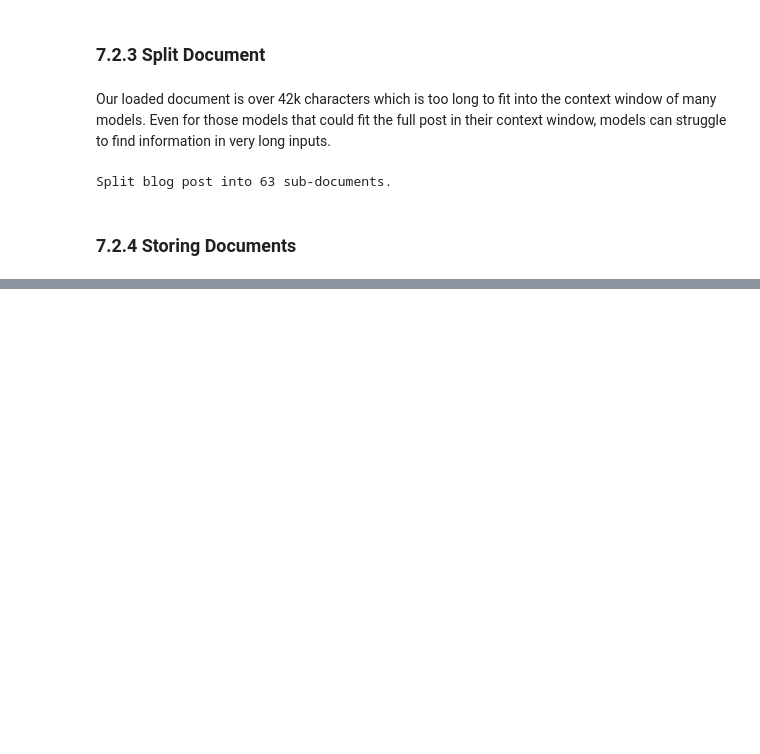
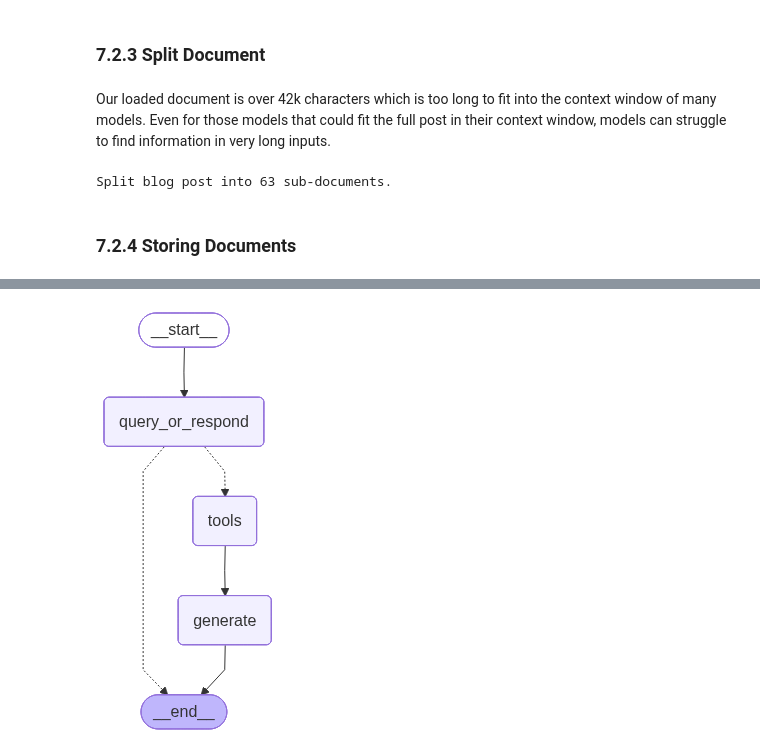
Before and after one commit to w-k-s/LangChain-Experiments, a Jupyter notebook: 7-Retrieval-Augmented-Generation.ipynb, the cells around one changed output, grey strips where cells are left out. Saved outputs shown, nothing was run; the diff lists cells and outputs as text; code cells hidden in the pictures; blank space fills up the shorter version.

```diff
--- a/7-Retrieval-Augmented-Generation.ipynb
+++ b/7-Retrieval-Augmented-Generation.ipynb
@@ -171,0 +398,12 @@ Your name is Bob! How can I assist you further?
+# %%
+from langchain_core.tools import tool
+
+@tool(response_format="content_and_artifact")
+def retrieve(query: str):
+    """Retrieve information related to a query."""
+    retrieved_docs = vector_store.similarity_search(query, k=2)
+    serialized = "\n\n".join(
+        (f"Source: {doc.metadata}\nContent: {doc.page_content}")
+        for doc in retrieved_docs
+    )
+    return serialized, retrieved_docs
@@ -171,0 +420,79 @@ Your name is Bob! How can I assist you further?
+# %%
+from langgraph.graph import MessagesState, StateGraph
+from langchain_core.messages import SystemMessage
+from langgraph.prebuilt import ToolNode
+
+graph_builder = StateGraph(MessagesState)
+
+# Step 1: Generate an AIMessage that may include a tool-call to be sent.
+def query_or_respond(state: MessagesState):
+    """Generate tool call for retrieval or respond."""
+    llm_with_tools = llm.bind_tools([retrieve])
+    response = llm_with_tools.invoke(state["messages"])
+    # MessagesState appends messages to state instead of overwriting
+    return {"messages": [response]}
+
+
+# Step 2: Execute the retrieval.
+tools = ToolNode([retrieve])
+
+
+# Step 3: Generate a response using the retrieved content.
+def generate(state: MessagesState):
+    """Generate answer."""
+    # Get generated ToolMessages
+    recent_tool_messages = []
+    for message in reversed(state["messages"]):
+        if message.type == "tool":
+            recent_tool_messages.append(message)
+        else:
+            break
+    tool_messages = recent_tool_messages[::-1]
+
+    # Format into prompt
+    docs_content = "\n\n".join(doc.content for doc in tool_messages)
+    system_message_content = (
+        "You are an assistant for question-answering tasks. "
+        "Use the following pieces of retrieved context to answer "
+        "the question. If you don't know the answer, say that you "
+        "don't know. Use three sentences maximum and keep the "
+        "answer concise."
+        "\n\n"
+        f"{docs_content}"
+    )
+    conversation_messages = [
+        message
+        for message in state["messages"]
+        if message.type in ("human", "system")
+        or (message.type == "ai" and not message.tool_calls)
+    ]
+    prompt = [SystemMessage(system_message_content)] + conversation_messages
+
+    # Run
+    response = llm.invoke(prompt)
+    return {"messages": [response]}
+
+
+from langgraph.graph import END
+from langgraph.prebuilt import ToolNode, tools_condition
+
+graph_builder.add_node(query_or_respond)
+graph_builder.add_node(tools)
+graph_builder.add_node(generate)
+
+graph_builder.set_entry_point("query_or_respond")
+graph_builder.add_conditional_edges(
+    "query_or_respond",
+    tools_condition,
+    {END: END, "tools": "tools"},
+)
+graph_builder.add_edge("tools", "generate")
+graph_builder.add_edge("generate", END)
+
+graph = graph_builder.compile()
+
+from IPython.display import Image, display
+
+display(Image(graph.get_graph().draw_mermaid_png()))
+# %% [output]
+[figure, added]
```
Also changed, not shown: parts of 43 cells of this notebook, 2 other files.
